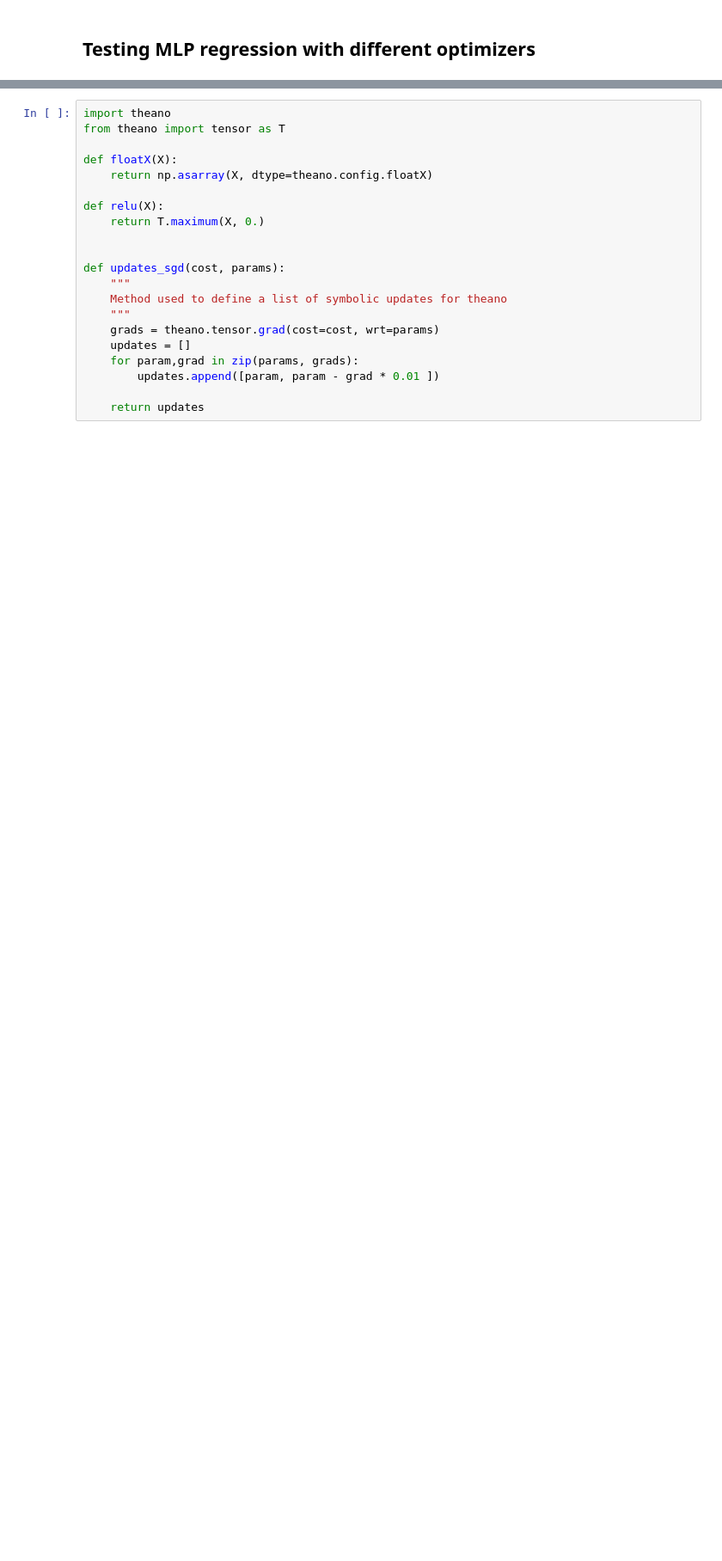
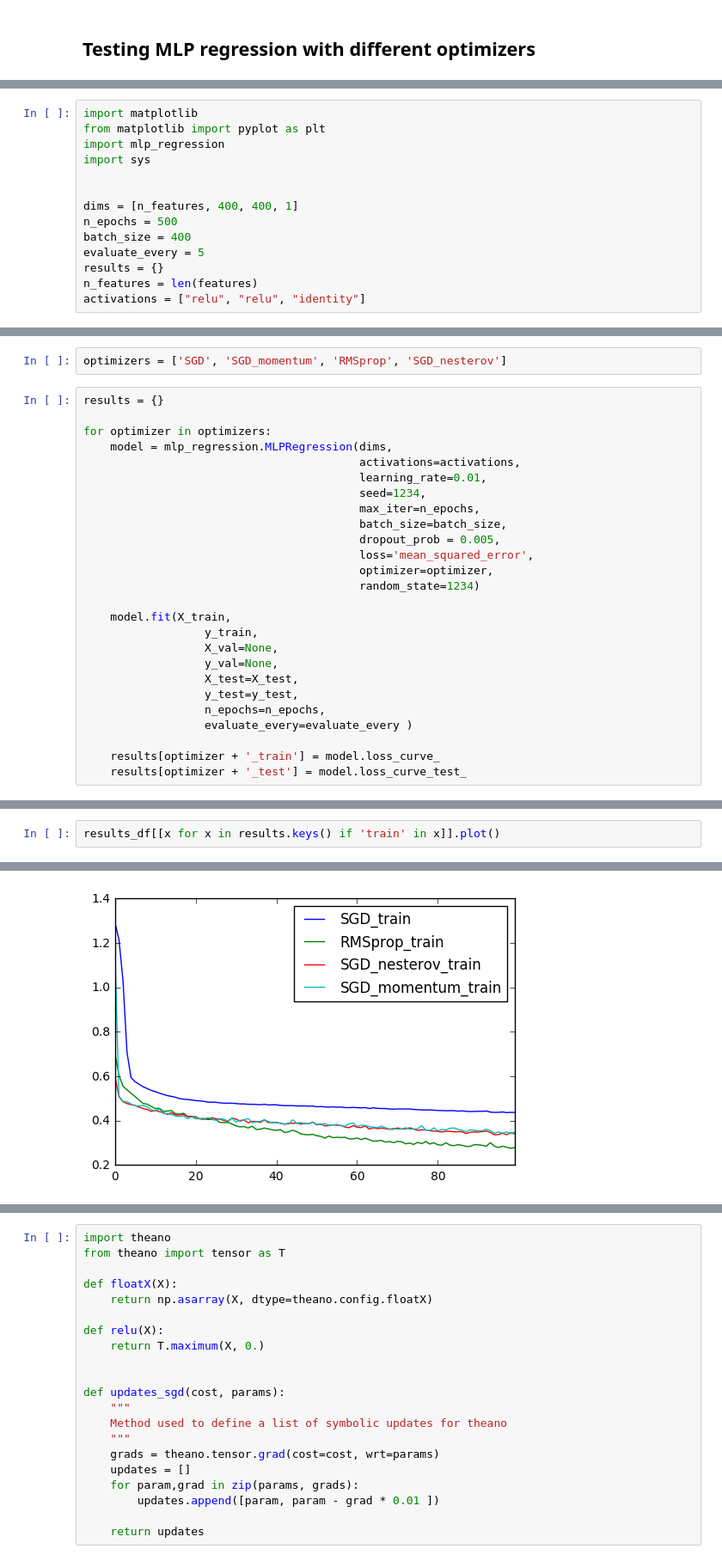
Before and after one commit to davidbp/connectionist, a Jupyter notebook: MLPRegression/mlp_regression_theano_example.ipynb, the cells around one changed output, grey strips where cells are left out. Shown at 86% size. Cells and saved outputs as stored; diff of their text form; blank space fills up the shorter version.

```diff
--- a/MLPRegression/mlp_regression_theano_example.ipynb
+++ b/MLPRegression/mlp_regression_theano_example.ipynb
@@ -390,0 +126,14 @@ model.learning_rate
+# %%
+import matplotlib
+from matplotlib import pyplot as plt
+import mlp_regression
+import sys
+
+
+dims = [n_features, 400, 400, 1]
+n_epochs = 500
+batch_size = 400
+evaluate_every = 5
+results = {}
+n_features = len(features)
+activations = ["relu", "relu", "identity"]
@@ -390,0 +158,28 @@ model.learning_rate
+# %%
+optimizers = ['SGD', 'SGD_momentum', 'RMSprop', 'SGD_nesterov']
+# %%
+results = {}
+
+for optimizer in optimizers:
+    model = mlp_regression.MLPRegression(dims,
+                                         activations=activations,
+                                         learning_rate=0.01,
+                                         seed=1234,
+                                         max_iter=n_epochs,
+                                         batch_size=batch_size,
+                                         dropout_prob = 0.005,
+                                         loss='mean_squared_error',
+                                         optimizer=optimizer,
+                                         random_state=1234)
+
+    model.fit(X_train,
+                  y_train,
+                  X_val=None,
+                  y_val=None,
+                  X_test=X_test,
+                  y_test=y_test,
+                  n_epochs=n_epochs,
+                  evaluate_every=evaluate_every )
+
+    results[optimizer + '_train'] = model.loss_curve_
+    results[optimizer + '_test'] = model.loss_curve_test_
@@ -390,0 +216,3 @@ model.learning_rate
+# %%
+results_df[[x for x in results.keys() if 'train' in x]].plot()
+# %% [output]
@@ -390,0 +220 @@ model.learning_rate
+[figure, added]
```
Also changed, not shown: parts of 77 cells of this notebook, 1 other file.
